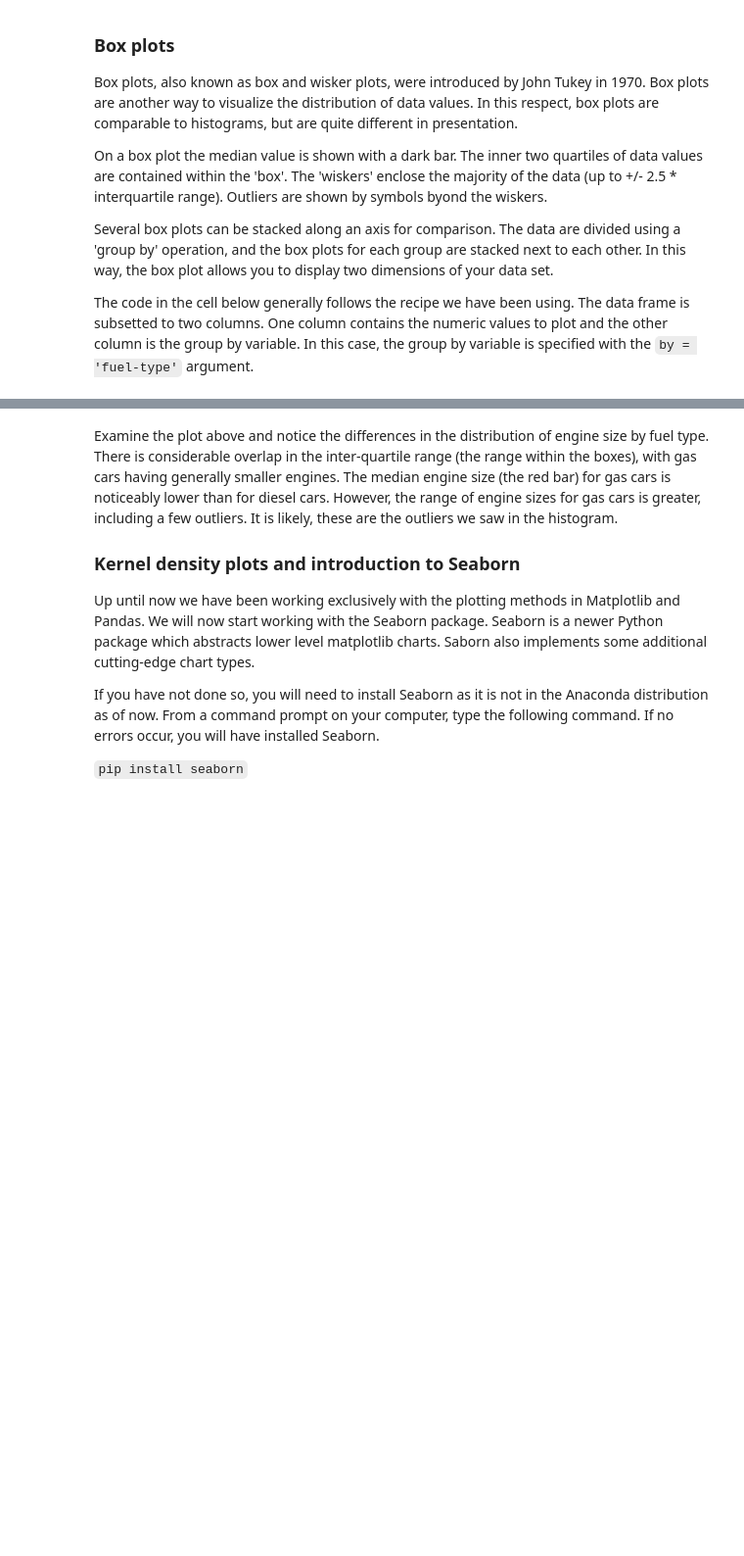
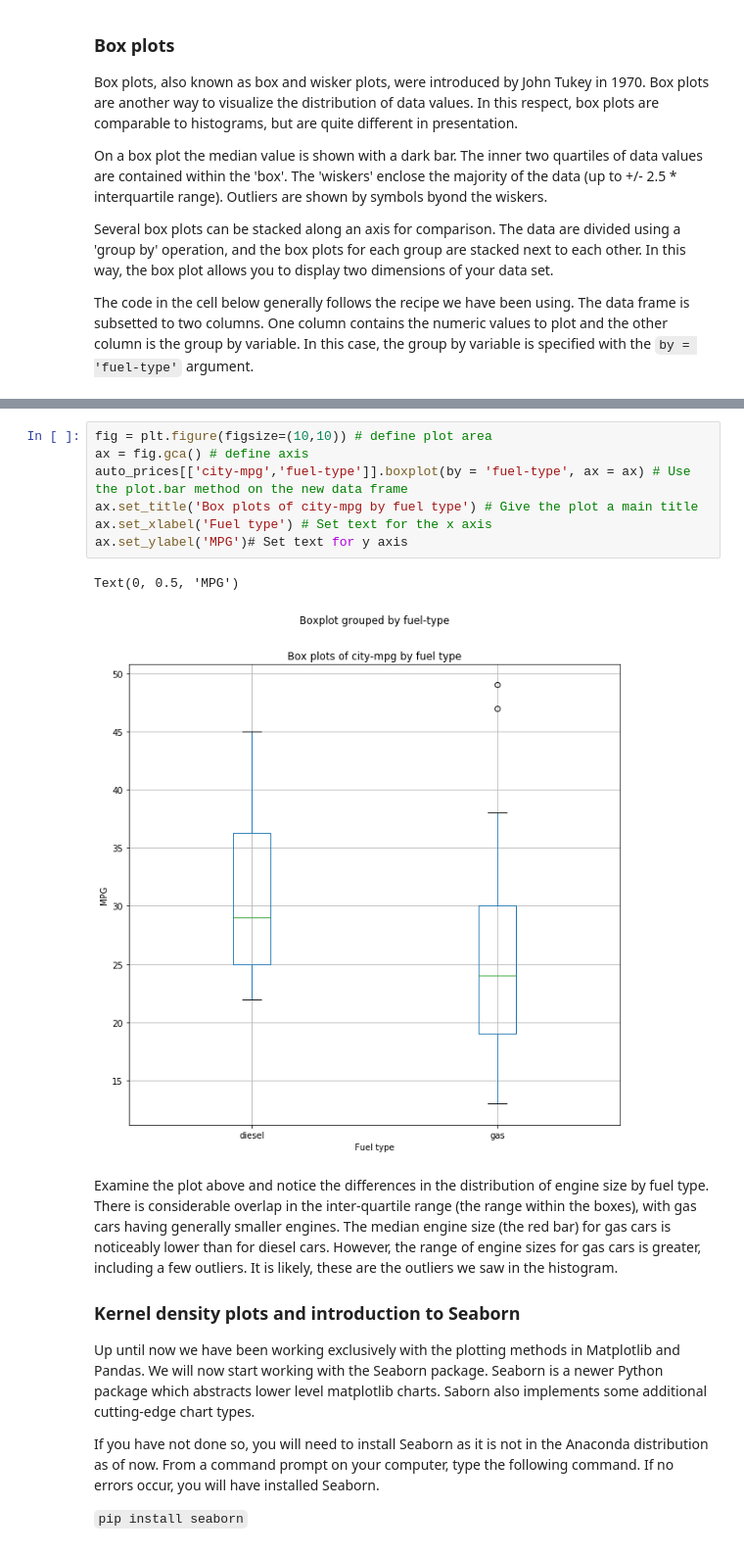
Before and after one commit to seanreed1111/ExploringDataWithPython, a Jupyter notebook: LearningDataVisualization.ipynb, the cells around one changed output, grey strips where cells are left out. Shown at 98% size. Saved outputs shown, nothing was run; the diff lists cells and outputs as text; blank space fills up the shorter version.

```diff
--- a/LearningDataVisualization.ipynb
+++ b/LearningDataVisualization.ipynb
@@ -366,3 +405,13 @@ Text(0, 0.5, 'Engine size')
+# %%
+fig = plt.figure(figsize=(10,10)) # define plot area
+ax = fig.gca() # define axis
+auto_prices[['city-mpg','fuel-type']].boxplot(by = 'fuel-type', ax = ax) # Use the plot.bar method on the new data frame
+ax.set_title('Box plots of city-mpg by fuel type') # Give the plot a main title
+ax.set_xlabel('Fuel type') # Set text for the x axis
+ax.set_ylabel('MPG')# Set text for y axis
+# %% [output]
+Text(0, 0.5, 'MPG')
+[figure, added]
 # %% [markdown]
 Examine the plot above and notice the differences in the distribution of engine size by fuel type. There is considerable overlap in the inter-quartile range (the range within the boxes), with gas cars having generally smaller engines. The median engine size (the red bar) for gas cars is noticeably lower than for diesel cars. However, the range of engine sizes for gas cars is greater, including a few outliers. It is likely, these are the outliers we saw in the histogram.
 
```
Also changed, not shown: parts of 7 cells of this notebook, 1 other file.
